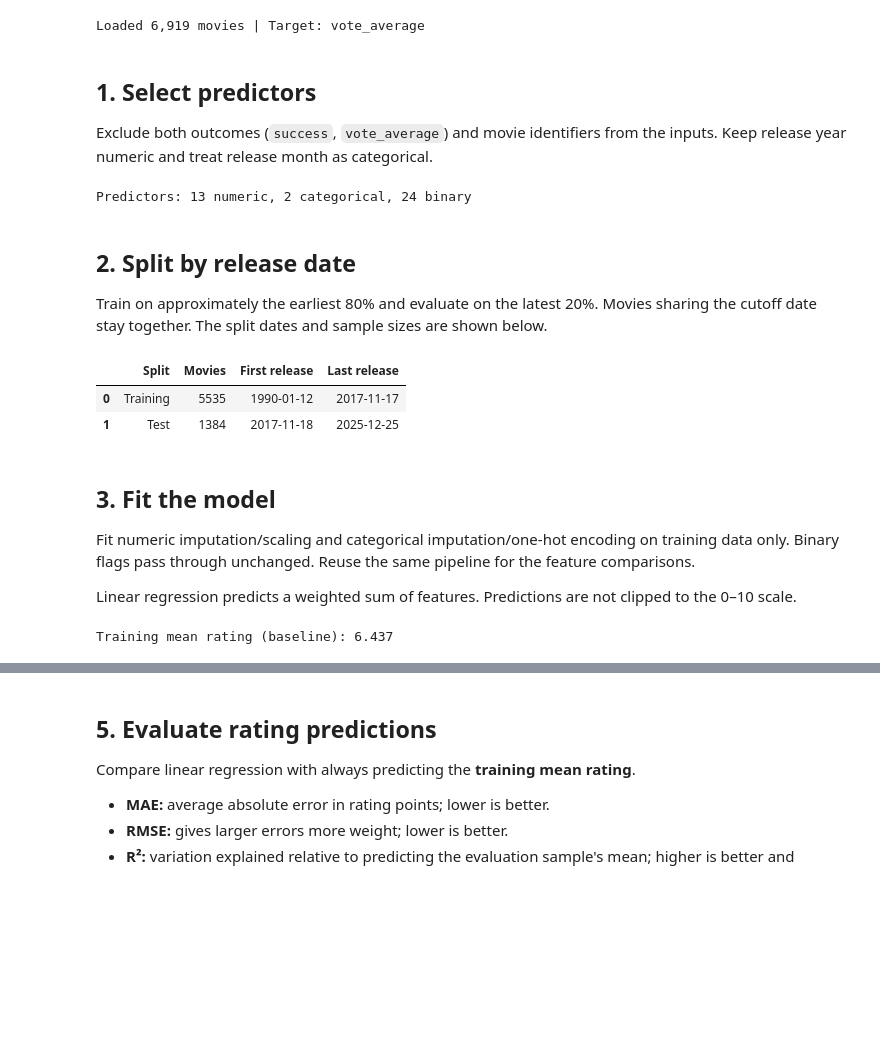
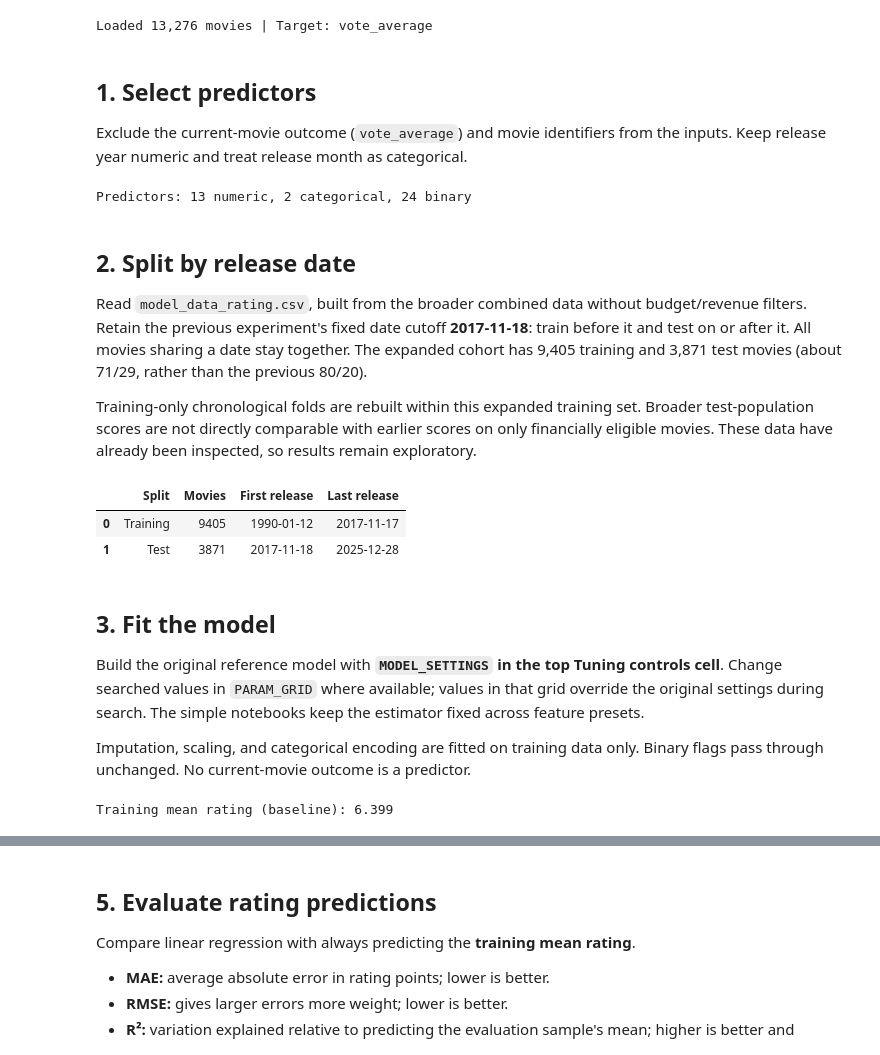
Before and after one commit to DS-6021-Group-2/DS6021_Group2_FinalProject, a Jupyter notebook: Modeling_scripts/rating_models/linear_model.ipynb, the cells around one changed output, grey strips where cells are left out. Saved outputs shown, nothing was run; the diff lists cells and outputs as text; code cells hidden in the pictures; blank space fills up the shorter version.

```diff
--- a/Modeling_scripts/rating_models/linear_model.ipynb
+++ b/Modeling_scripts/rating_models/linear_model.ipynb
@@ -10,3 +28,27 @@ The current model table includes directors' earlier-year rating history, its sup
+# %%
+# EDIT THIS CELL, then save and Run All. Do not change settings in later cells.
+DATA_FILE = "../../data/model_data_rating.csv"
+CUTOFF_DATE = "2017-11-18"  # Change consistently across models for a fair comparison.
+N_VALIDATION_SPLITS = 3     # Expanding chronological folds inside training.
+
+# Fixed original-model settings. Grid values below override these during a search.
+MODEL_SETTINGS = {}
+
+# CHANGE THESE LISTS to try model settings. More values mean a longer run.
+# Empty for OLS: use Ridge for regularization, or change feature groups below.
+PARAM_GRID = {}
+TUNING_METRIC = "MAE"
+# MAE/RMSE: lower is better. R2: higher is better.
+
+# Remove a group to skip it; keep All features for the reference comparison.
+FEATURE_GROUPS_TO_COMPARE = [
+    "Movie characteristics", "+ Director history", "+ Actor history", "All features",
+]
+assert "All features" in FEATURE_GROUPS_TO_COMPARE
+
+assert isinstance(N_VALIDATION_SPLITS, int) and N_VALIDATION_SPLITS >= 2
+
+assert set(FEATURE_GROUPS_TO_COMPARE) <= {"Movie characteristics", "+ Director history", "+ Actor history", "All features"}
 # %%
 import numpy as np
 import pandas as pd
@@ -21,16 +63,16 @@ from sklearn.dummy import DummyRegressor
 from sklearn.metrics import mean_absolute_error, mean_squared_error, r2_score
 from sklearn.model_selection import TimeSeriesSplit
 
-movies = pd.read_csv("../../data/model_data.csv", parse_dates=["release_date"])
+movies = pd.read_csv(DATA_FILE, parse_dates=["release_date"])
 movies = movies.sort_values("release_date", kind="stable").reset_index(drop=True)
 assert movies["tmdb_id"].is_unique
 assert movies["release_date"].notna().all()
 assert movies["vote_average"].notna().all() and movies["vote_average"].between(0, 10).all()
 print(f"Loaded {len(movies):,} movies | Target: vote_average")
 # %% [output]
-Loaded 6,919 movies | Target: vote_average
+Loaded 13,276 movies | Target: vote_average
 # %% [markdown]
 ## 1. Select predictors
-Exclude both outcomes (`success`, `vote_average`) and movie identifiers from the inputs. Keep release year numeric and treat release month as categorical.
+Exclude the current-movie outcome (`vote_average`) and movie identifiers from the inputs. Keep release year numeric and treat release month as categorical.
 # %%
 ID_COLUMNS = ["tmdb_id", "imdb_id", "title_tmdb", "release_date"]
@@ -64,29 +106,31 @@ print(f"Predictors: {len(NUMERIC_FEATURES)} numeric, {len(CATEGORICAL_FEATURES)}
 Predictors: 13 numeric, 2 categorical, 24 binary
 # %% [markdown]
 ## 2. Split by release date
-Train on approximately the earliest 80% and evaluate on the latest 20%. Movies sharing the cutoff date stay together. The split dates and sample sizes are shown below.
+Read `model_data_rating.csv`, built from the broader combined data without budget/revenue filters. Retain the previous experiment's fixed date cutoff **2017-11-18**: train before it and test on or after it. All movies sharing a date stay together. The expanded cohort has 9,405 training and 3,871 test movies (about 71/29, rather than the previous 80/20).
+
+Training-only chronological folds are rebuilt within this expanded training set. Broader test-population scores are not directly comparable with earlier scores on only financially eligible movies. These data have already been inspected, so results remain exploratory.
 # %%
-cutoff = movies.loc[int(len(movies) * 0.8), "release_date"]
+cutoff = pd.Timestamp(CUTOFF_DATE)
 train_mask = movies["release_date"].lt(cutoff)
 test_mask = ~train_mask
 X_train, X_test = X.loc[train_mask].copy(), X.loc[test_mask].copy()
 y_train, y_test = y.loc[train_mask].copy(), y.loc[test_mask].copy()
 assert len(X_train) > 0 and len(X_test) > 0
 assert movies.loc[train_mask, "release_date"].max() < movies.loc[test_mask, "release_date"].min()
 assert set(movies.loc[train_mask, "tmdb_id"]).isdisjoint(movies.loc[test_mask, "tmdb_id"])
 display(pd.DataFrame([
     ["Training", int(train_mask.sum()), movies.loc[train_mask, "release_date"].min(), movies.loc[train_mask, "release_date"].max()],
     ["Test", int(test_mask.sum()), movies.loc[test_mask, "release_date"].min(), movies.loc[test_mask, "release_date"].max()],
 ], columns=["Split", "Movies", "First release", "Last release"]))
 # %% [output]
 |  | Split | Movies | First release | Last release |
-| 0 | Training | 5535 | 1990-01-12 | 2017-11-17 |
-| 1 | Test | 1384 | 2017-11-18 | 2025-12-25 |
+| 0 | Training | 9405 | 1990-01-12 | 2017-11-17 |
+| 1 | Test | 3871 | 2017-11-18 | 2025-12-28 |
 # %% [markdown]
 ## 3. Fit the model
-Fit numeric imputation/scaling and categorical imputation/one-hot encoding on training data only. Binary flags pass through unchanged. Reuse the same pipeline for the feature comparisons.
+Build the original reference model with **`MODEL_SETTINGS` in the top Tuning controls cell**. Change searched values in `PARAM_GRID` where available; values in that grid override the original settings during search. The simple notebooks keep the estimator fixed across feature presets.
 
-Linear regression predicts a weighted sum of features. Predictions are not clipped to the 0–10 scale.
+Imputation, scaling, and categorical encoding are fitted on training data only. Binary flags pass through unchanged. No current-movie outcome is a predictor.
 # %%
 def make_linear_model(columns):
     """Fresh preprocessing and OLS regression for each feature set and split."""
@@ -107,7 +151,7 @@ def make_linear_model(columns):
     ])
     return Pipeline([
         ("preprocessor", preprocessing),
-        ("regression", LinearRegression()),
+        ("regression", LinearRegression(**MODEL_SETTINGS)),
     ])
 
 initial_model = make_linear_model(FEATURE_COLUMNS)
@@ -121,7 +165,7 @@ baseline_predictions = baseline.predict(np.zeros((len(y_test), 1)))
 assert np.allclose(baseline_predictions, y_train.mean())
 print(f"Training mean rating (baseline): {y_train.mean():.3f}")
 # %% [output]
-Training mean rating (baseline): 6.437
+Training mean rating (baseline): 6.399
 # %% [markdown]
 ## 4. Validation and tuning
 Ordinary least-squares regression has no regularization setting to tune. This section validates its fixed specification; use the Ridge notebook to tune regularization.
```
Also changed, not shown: parts of 16 cells of this notebook, 24 other files.
